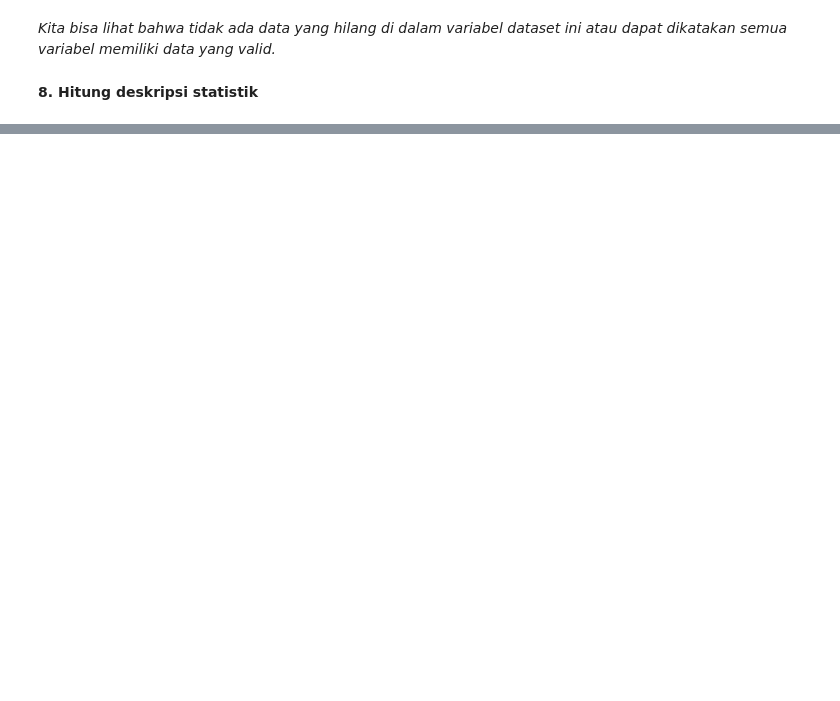
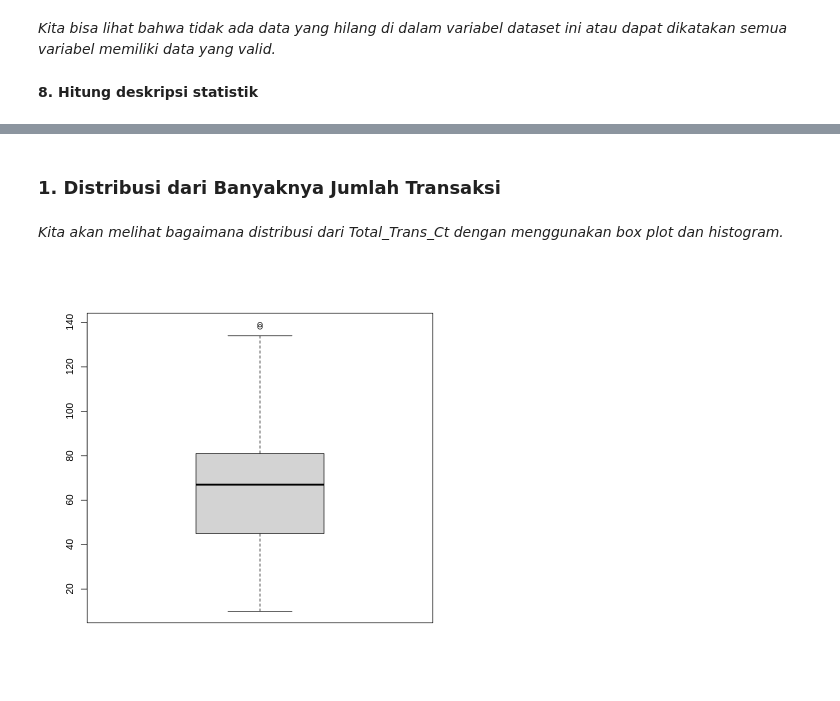
Before and after one commit to dioapw/TUBES_STATISTIKA_DATA, a Jupyter notebook: TUBES_STATISTIKA.ipynb, the cells around one changed output, grey strips where cells are left out. Cells and saved outputs as stored; diff of their text form; code cells hidden in the pictures; blank space fills up the shorter version.

```diff
--- a/TUBES_STATISTIKA.ipynb
+++ b/TUBES_STATISTIKA.ipynb
@@ -205,0 +151,8 @@ A data.frame: 6 × 23
+# %% [markdown]
+### **1. Distribusi dari Banyaknya Jumlah Transaksi**
+# %% [markdown]
+*Kita akan melihat bagaimana distribusi dari Total_Trans_Ct dengan menggunakan box plot dan histogram.*
+# %%
+boxplot(bank_data$Total_Trans_Ct)
+# %% [output]
+[figure, added]
```
Also changed, not shown: parts of 38 cells of this notebook.
